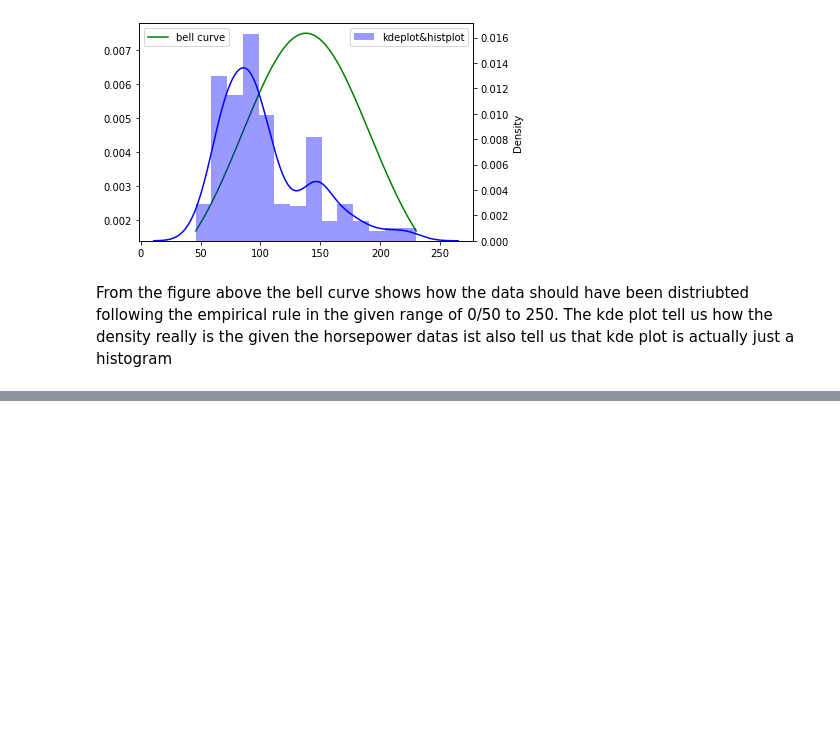
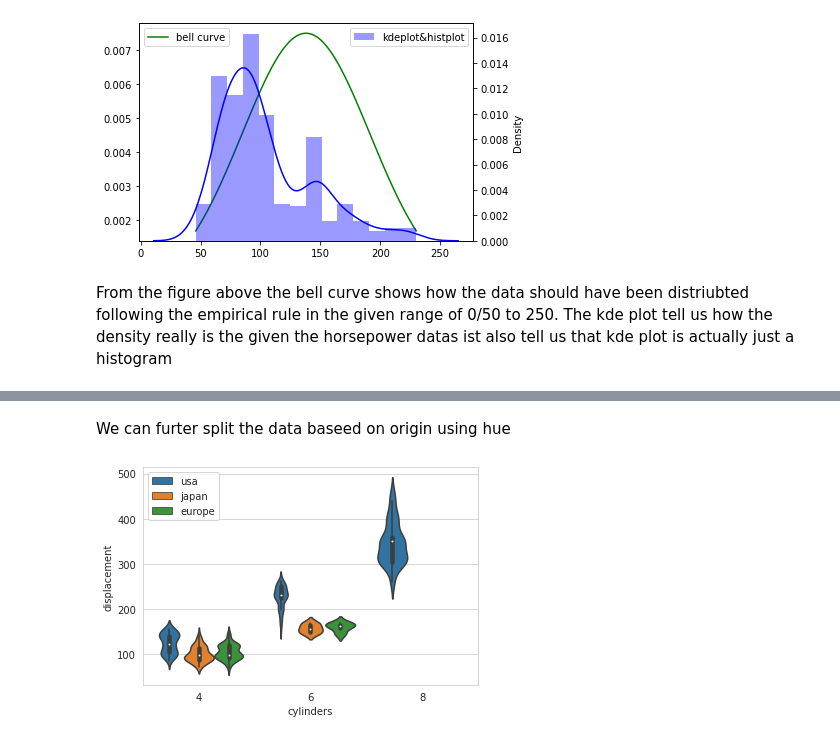
Before and after one commit to shoabahamed/khanacademy-statistics-and-probability, a Jupyter notebook: plotting_normal_distribution_graph.ipynb, the cells around one changed output, grey strips where cells are left out. Drawn from its saved outputs; the diff is of its cells as text; code cells hidden in the pictures; blank space fills up the shorter version.

```diff
--- a/plotting_normal_distribution_graph.ipynb
+++ b/plotting_normal_distribution_graph.ipynb
@@ -179,0 +219,8 @@ plt.show()
+# %% [markdown]
+<p>We can furter split the data baseed on origin using hue</p>
+# %%
+sns.violinplot(y='displacement', x='cylinders', data=cars_new, hue='origin')
+plt.legend(loc=2)
+plt.show()
+# %% [output]
+[figure, added]
```
Also changed, not shown: parts of 15 cells of this notebook.
